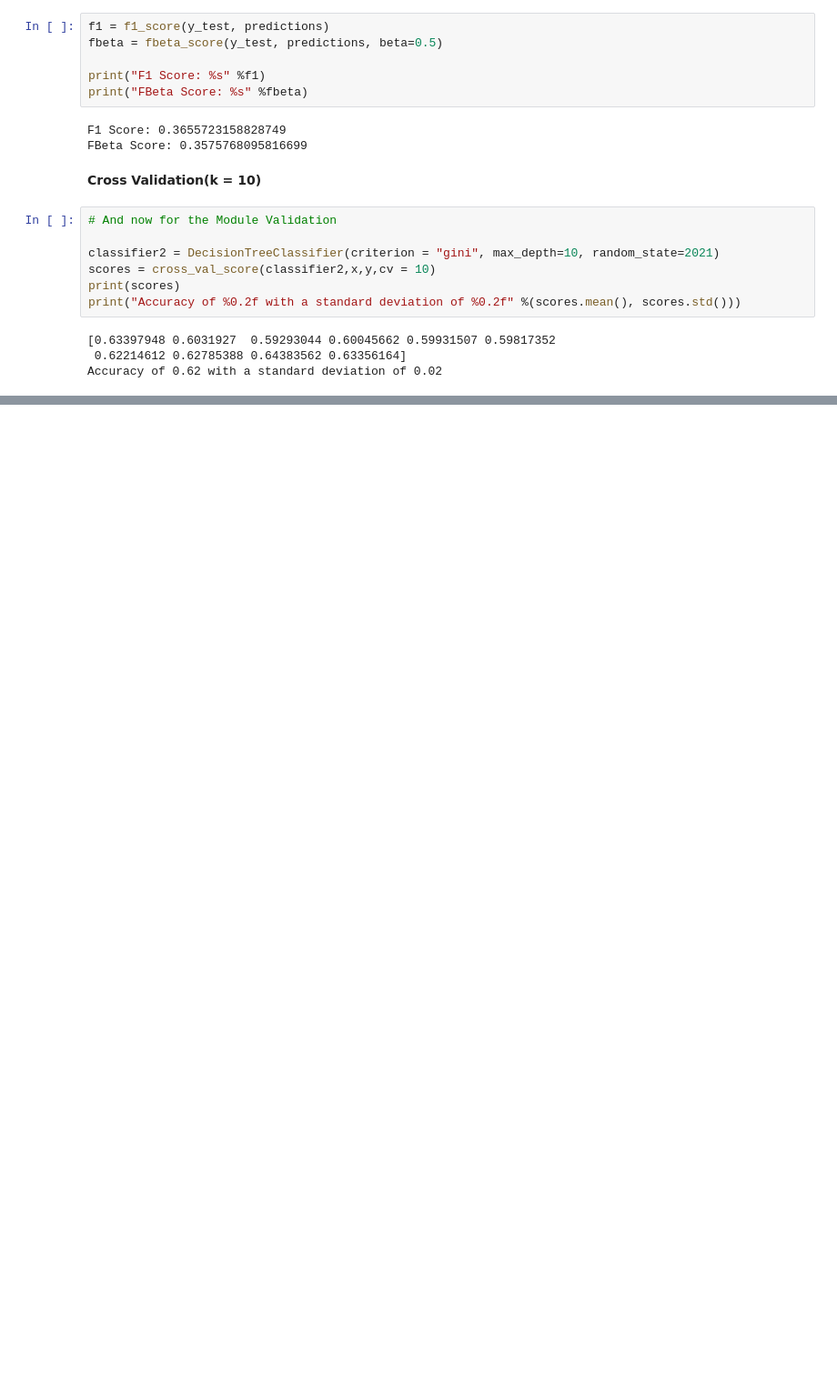
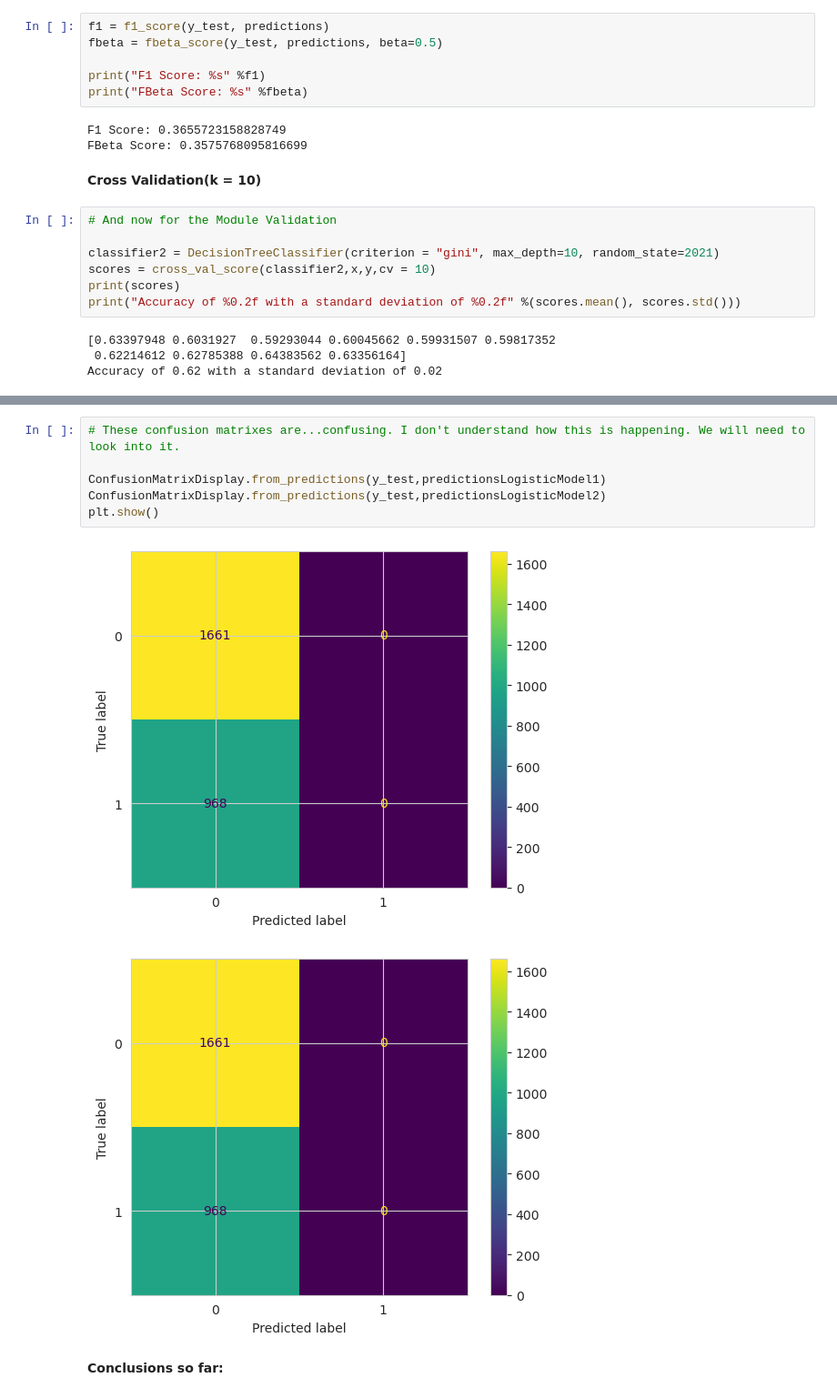
Before and after one commit to AN-DRE4/DadosAprendizagemAutomatica, a Jupyter notebook: HeartAttack.ipynb, the cells around one changed output, grey strips where cells are left out. Shown at 91% size. Cells and saved outputs as stored; diff of their text form; blank space fills up the shorter version.

```diff
--- a/HeartAttack.ipynb
+++ b/HeartAttack.ipynb
@@ -396,0 +485,11 @@ This method hasn't been the best because the amount of correctly predicted resul
+# %%
+# These confusion matrixes are...confusing. I don't understand how this is happening. We will need to look into it.
+
+ConfusionMatrixDisplay.from_predictions(y_test,predictionsLogisticModel1)
+ConfusionMatrixDisplay.from_predictions(y_test,predictionsLogisticModel2)
+plt.show()
+# %% [output]
+[figure, added]
+[figure, added]
+# %% [markdown]
+**Conclusions so far:**
```
Also changed, not shown: parts of 17 cells of this notebook.
